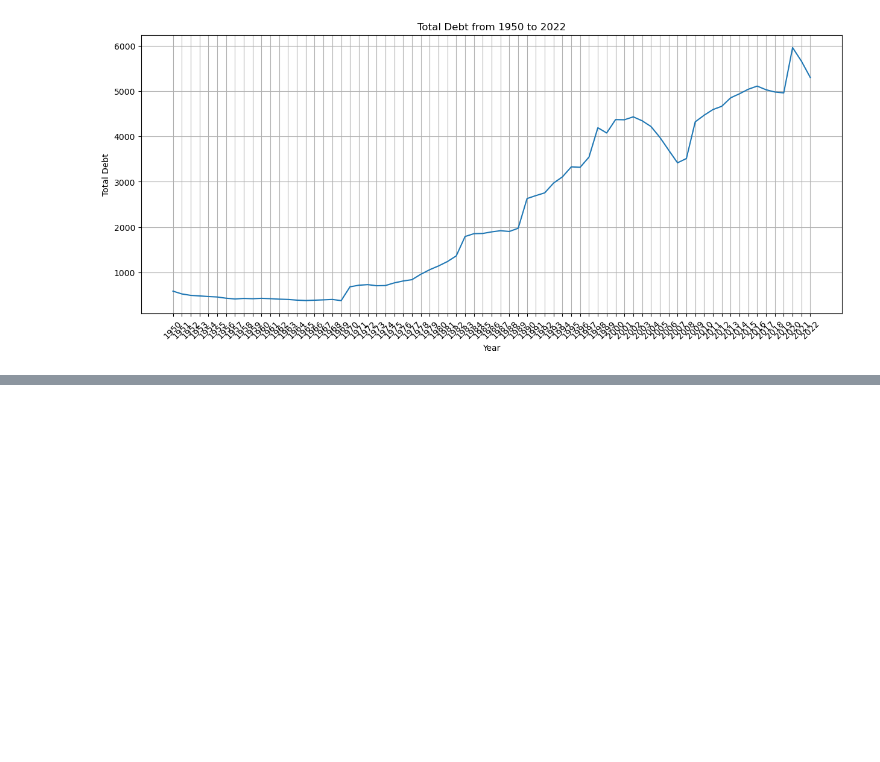
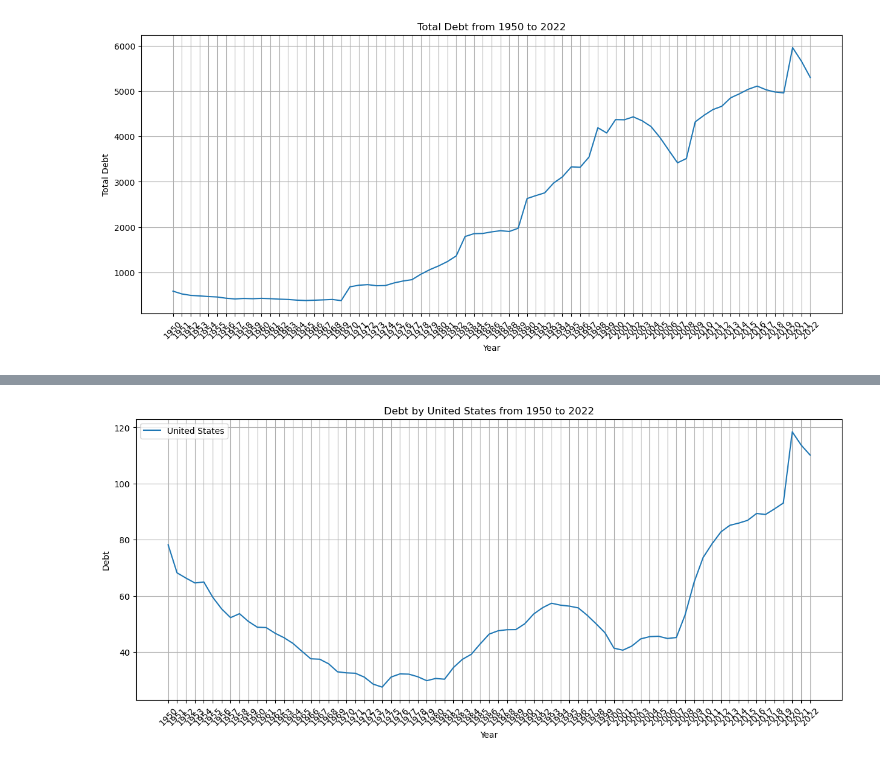
Before and after one commit to MaukanMir/global-debt-analysis, a Jupyter notebook: training.ipynb, the cells around one changed output, grey strips where cells are left out. Drawn from its saved outputs; the diff is of its cells as text; code cells hidden in the pictures; blank space fills up the shorter version.

```diff
--- a/training.ipynb
+++ b/training.ipynb
@@ -78,0 +118,4 @@ plot_debt_graph(general_government_debt)
+# %%
+plot_by_country_name("United States", centeral_government)
+# %% [output]
+[figure, added]
```
Also changed, not shown: parts of 4 cells of this notebook.
